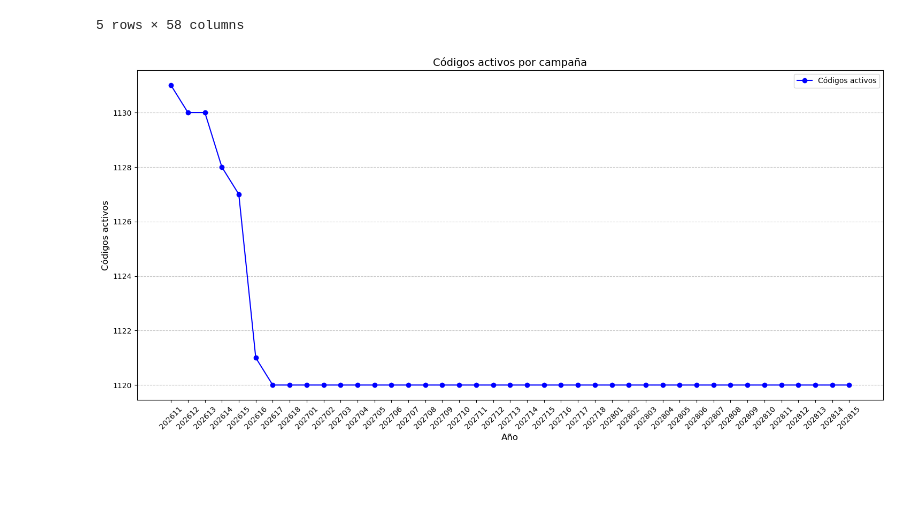
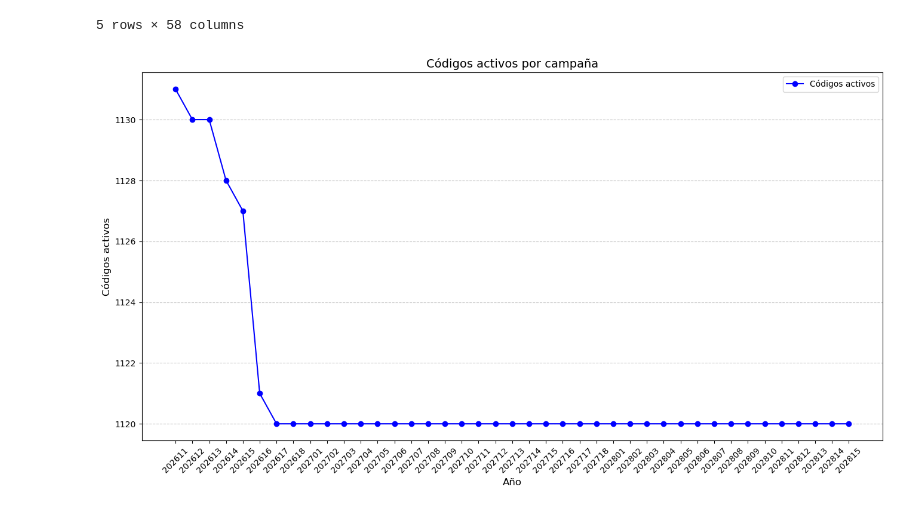
Before and after one commit to Williamindustrial/Rolling-Forecast-Belcorp, a Jupyter notebook: CalculoGraficasRolling.ipynb, the cells around one changed output. Drawn from its saved outputs; the diff is of its cells as text; code cells hidden in the pictures; blank space fills up the shorter version.

```diff
--- a/CalculoGraficasRolling.ipynb
+++ b/CalculoGraficasRolling.ipynb
@@ -375,22 +379,22 @@ df_agrupado.head()
 # %%
 
 # Contar valores diferentes de 0 por columna
 conteo_no_ceros = (df_agrupado.iloc[:, 3+campañasIniciales:] != 0).sum()
 conteo_no_ceros = conteo_no_ceros[:-4]
 conteo_no_ceros.index = conteo_no_ceros.index.astype(str)
 # Crear la gráfica de línea
 # FORZAR que se muestren todas las etiquetas en el eje X
 
-plt.figure(figsize=(18, 8))
+plt.figure(figsize=(16, 8))
 plt.plot(conteo_no_ceros.index, conteo_no_ceros, marker='o', color='b', label="Códigos activos")
 plt.title("Códigos activos por campaña", fontsize=14)
 plt.xlabel("Año", fontsize=12)
 plt.ylabel("Códigos activos", fontsize=12)
 plt.xticks(rotation=45)  # Rotar etiquetas del eje X si es necesario
 plt.grid(axis="y", linestyle="--", alpha=0.7)
 plt.legend()
 
 # Mostrar la gráfica
 plt.show()
 # %% [output]
-[figure, old version]
+[figure, new version]
```
Also changed, not shown: parts of 1 cell of this notebook.
